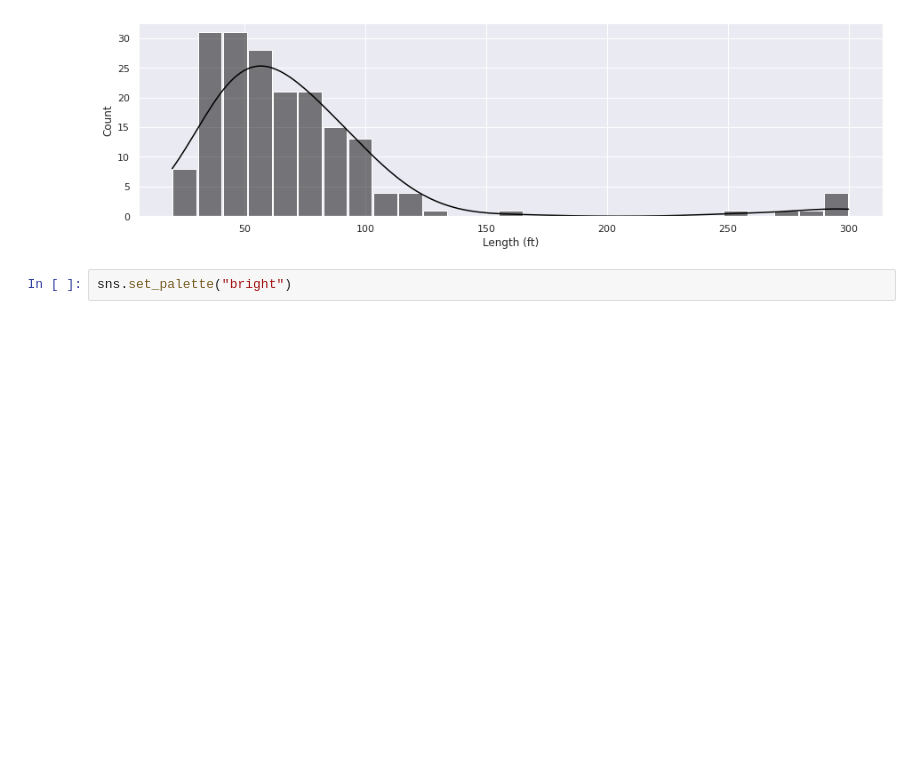
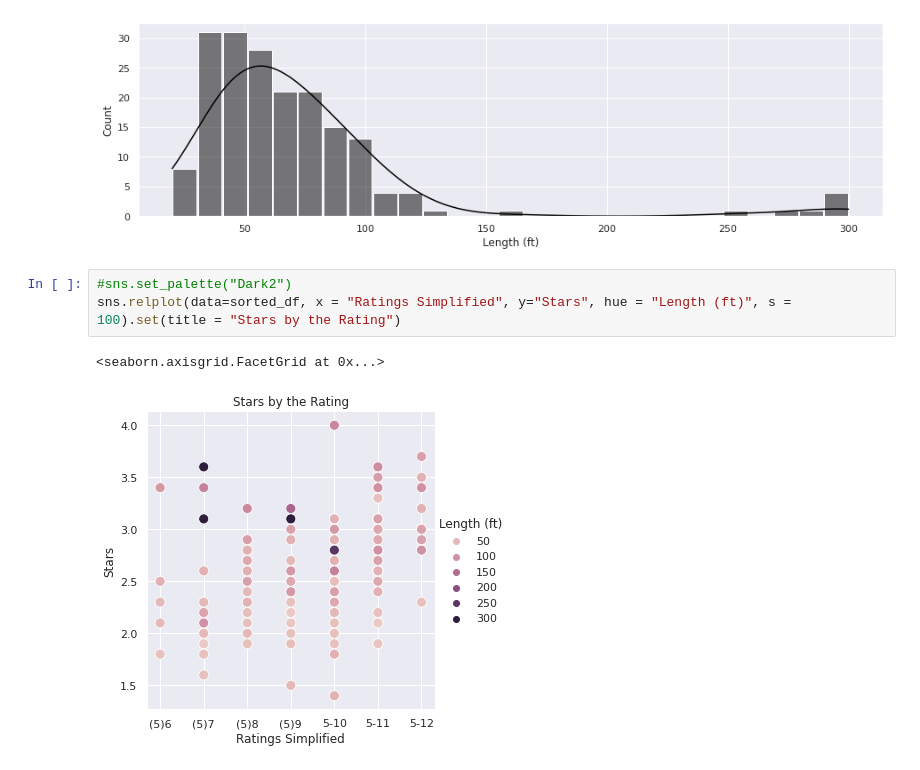
Before and after one commit to Bacon-A/EDA, a Jupyter notebook: EDA.ipynb, the cells around one changed output. Drawn from its saved outputs; the diff is of its cells as text; blank space fills up the shorter version.

```diff
--- a/EDA.ipynb
+++ b/EDA.ipynb
@@ -88,5 +91,9 @@ sns.histplot(df, x = "Length (ft)", kde=True, shrink = .95, color = "black")
 plt.show()
 # %% [output]
 [figure]
-# %%
-sns.set_palette("bright")
+# %%
+#sns.set_palette("Dark2")
+sns.relplot(data=sorted_df, x = "Ratings Simplified", y="Stars", hue = "Length (ft)", s = 100).set(title = "Stars by the Rating")
+# %% [output]
+<seaborn.axisgrid.FacetGrid at 0x...>
+[figure, added]
```
Also changed, not shown: parts of 4 cells of this notebook.
